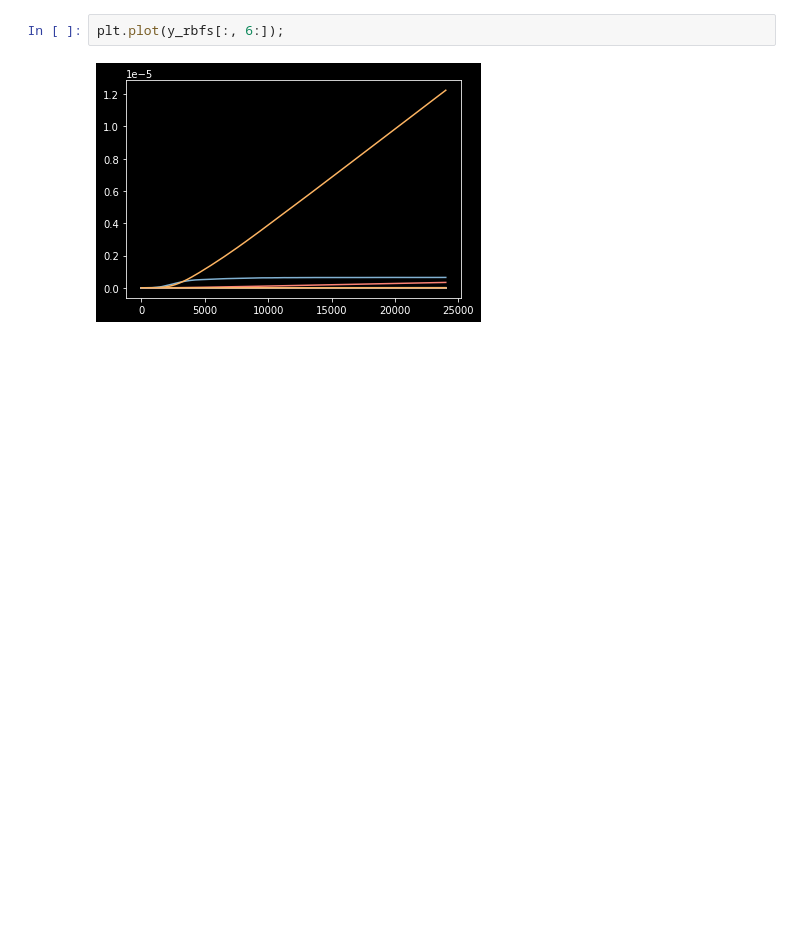
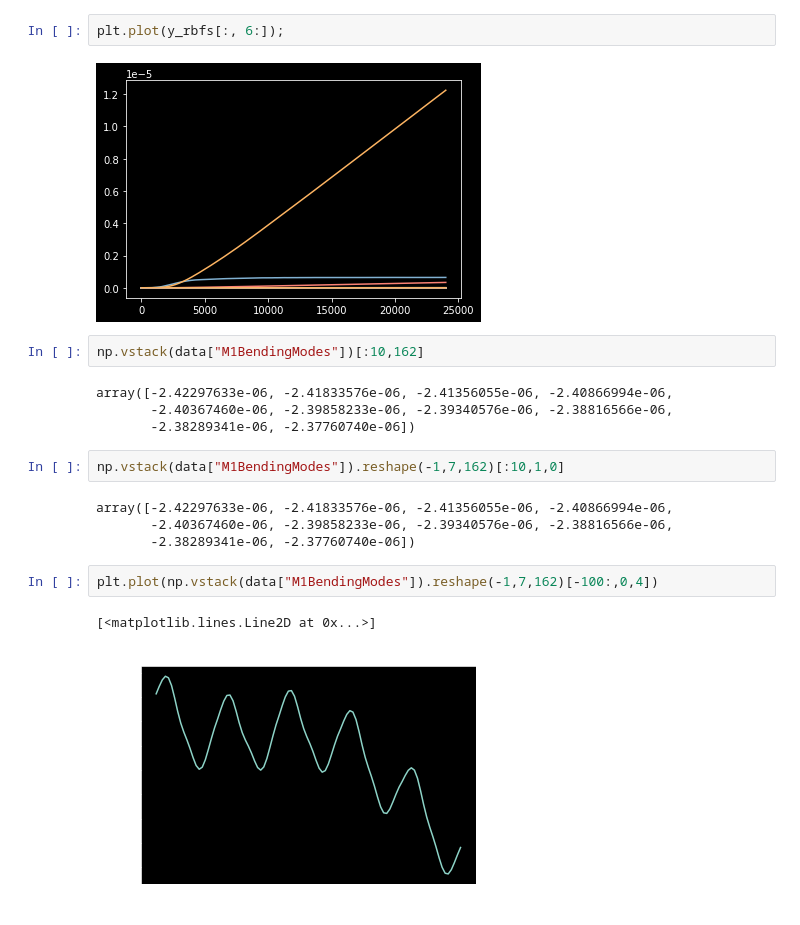
Before and after one commit to rconan/asm-im, a Jupyter notebook: data-analysis.ipynb, the cells around one changed output. Cells and saved outputs as stored; diff of their text form; blank space fills up the shorter version.

```diff
--- a/data-analysis.ipynb
+++ b/data-analysis.ipynb
@@ -139,3 +141,20 @@ plt.plot(y_rbfs[:,3:6]);
 plt.plot(y_rbfs[:, 6:]);
 # %% [output]
 [figure]
+# %%
+np.vstack(data["M1BendingModes"])[:10,162]
+# %% [output]
+array([-2.42297633e-06, -2.41833576e-06, -2.41356055e-06, -2.40866994e-06,
+       -2.40367460e-06, -2.39858233e-06, -2.39340576e-06, -2.38816566e-06,
+       -2.38289341e-06, -2.37760740e-06])
+# %%
+np.vstack(data["M1BendingModes"]).reshape(-1,7,162)[:10,1,0]
+# %% [output]
+array([-2.42297633e-06, -2.41833576e-06, -2.41356055e-06, -2.40866994e-06,
+       -2.40367460e-06, -2.39858233e-06, -2.39340576e-06, -2.38816566e-06,
+       -2.38289341e-06, -2.37760740e-06])
+# %%
+plt.plot(np.vstack(data["M1BendingModes"]).reshape(-1,7,162)[-100:,0,4])
+# %% [output]
+[<matplotlib.lines.Line2D at 0x...>]
+[figure, added]
```
Also changed, not shown: parts of 3 cells of this notebook.
